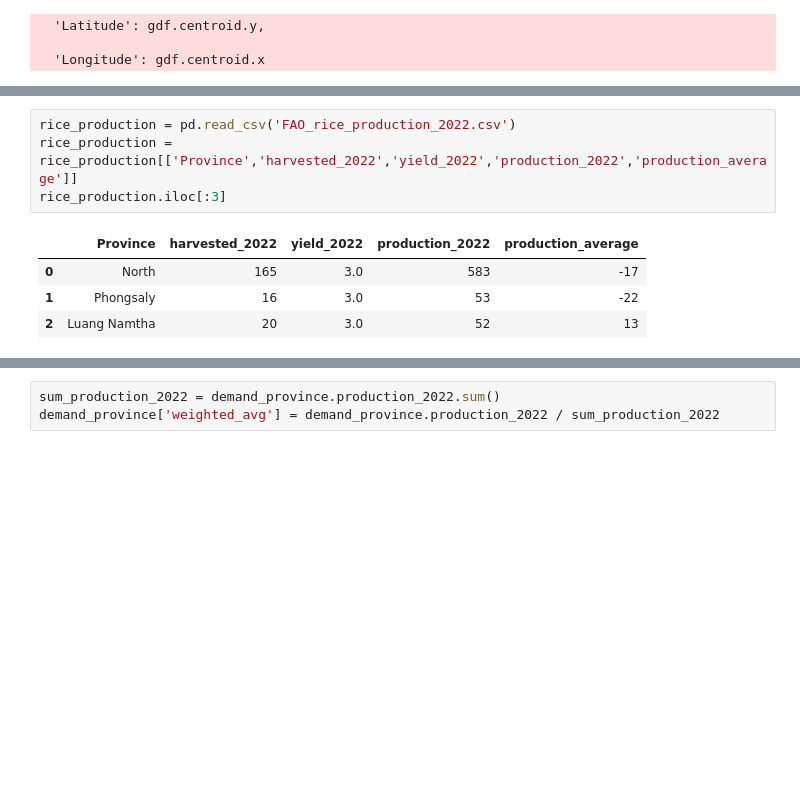
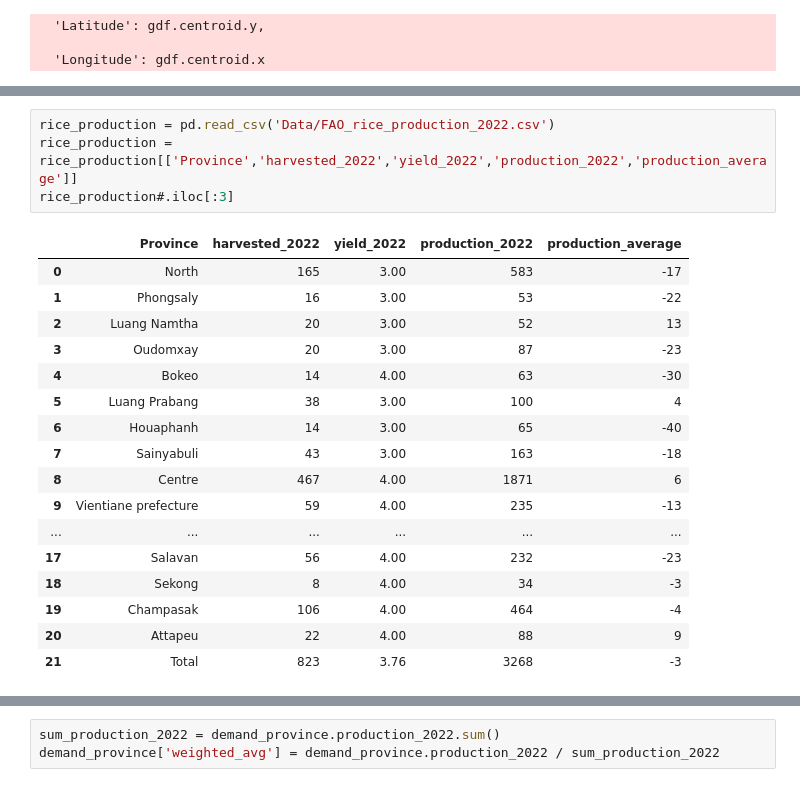
Before and after one commit to lukasschirren/GeoH2-Laos-Master-Thesis, a Jupyter notebook: Laos_specific/demand_provinces.ipynb, the cells around one changed output, grey strips where cells are left out. Cells and saved outputs as stored; diff of their text form; blank space fills up the shorter version.

```diff
--- a/Laos_specific/demand_provinces.ipynb
+++ b/Laos_specific/demand_provinces.ipynb
@@ -76,12 +76,25 @@ provinces
 # %%
-rice_production = pd.read_csv('FAO_rice_production_2022.csv')
+rice_production = pd.read_csv('Data/FAO_rice_production_2022.csv')
 rice_production = rice_production[['Province','harvested_2022','yield_2022','production_2022','production_average']]
-rice_production.iloc[:3]
+rice_production#.iloc[:3]
 # %% [output]
 |  | Province | harvested_2022 | yield_2022 | production_2022 | production_average |
-| 0 | North | 165 | 3.0 | 583 | -17 |
-| 1 | Phongsaly | 16 | 3.0 | 53 | -22 |
-| 2 | Luang Namtha | 20 | 3.0 | 52 | 13 |
+| 0 | North | 165 | 3.00 | 583 | -17 |
+| 1 | Phongsaly | 16 | 3.00 | 53 | -22 |
+| 2 | Luang Namtha | 20 | 3.00 | 52 | 13 |
+| 3 | Oudomxay | 20 | 3.00 | 87 | -23 |
+| 4 | Bokeo | 14 | 4.00 | 63 | -30 |
+| 5 | Luang Prabang | 38 | 3.00 | 100 | 4 |
+| 6 | Houaphanh | 14 | 3.00 | 65 | -40 |
+| 7 | Sainyabuli | 43 | 3.00 | 163 | -18 |
+| 8 | Centre | 467 | 4.00 | 1871 | 6 |
+| 9 | Vientiane prefecture | 59 | 4.00 | 235 | -13 |
+| ... | ... | ... | ... | ... | ... |
+| 17 | Salavan | 56 | 4.00 | 232 | -23 |
+| 18 | Sekong | 8 | 4.00 | 34 | -3 |
+| 19 | Champasak | 106 | 4.00 | 464 | -4 |
+| 20 | Attapeu | 22 | 4.00 | 88 | 9 |
+| 21 | Total | 823 | 3.76 | 3268 | -3 |
 # %%
 demand_province = pd.merge(provinces, rice_production, on='Province', how='inner')
 demand_province
```
Also changed, not shown: parts of 17 cells of this notebook, 47 other files.
